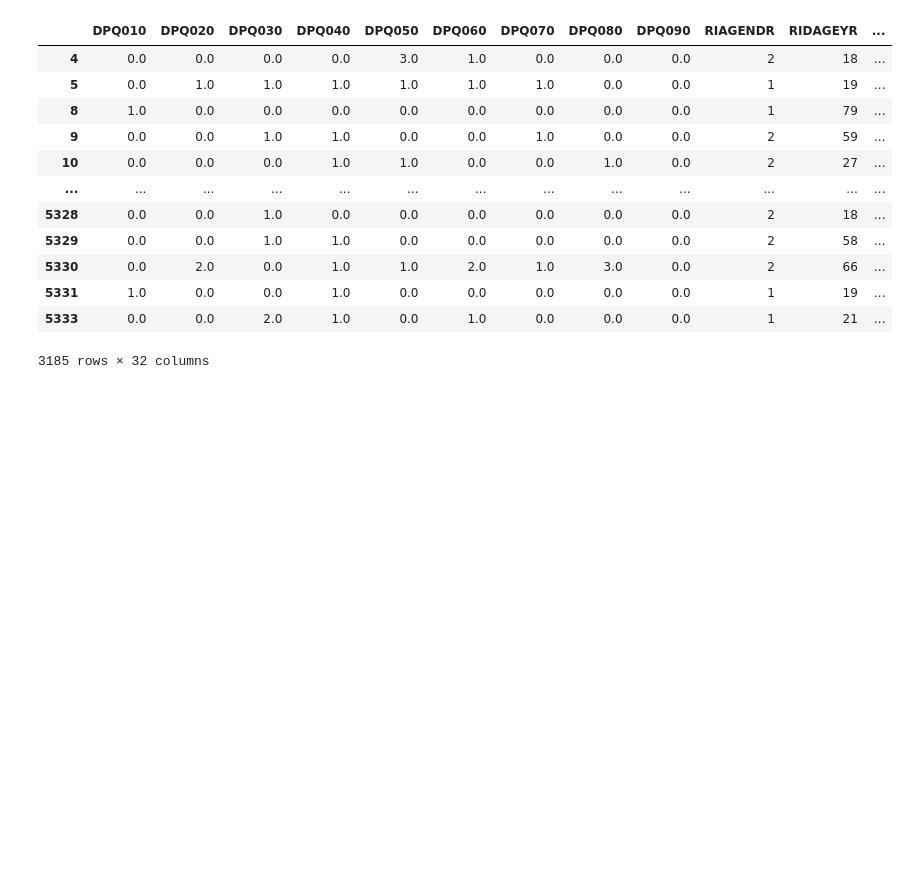
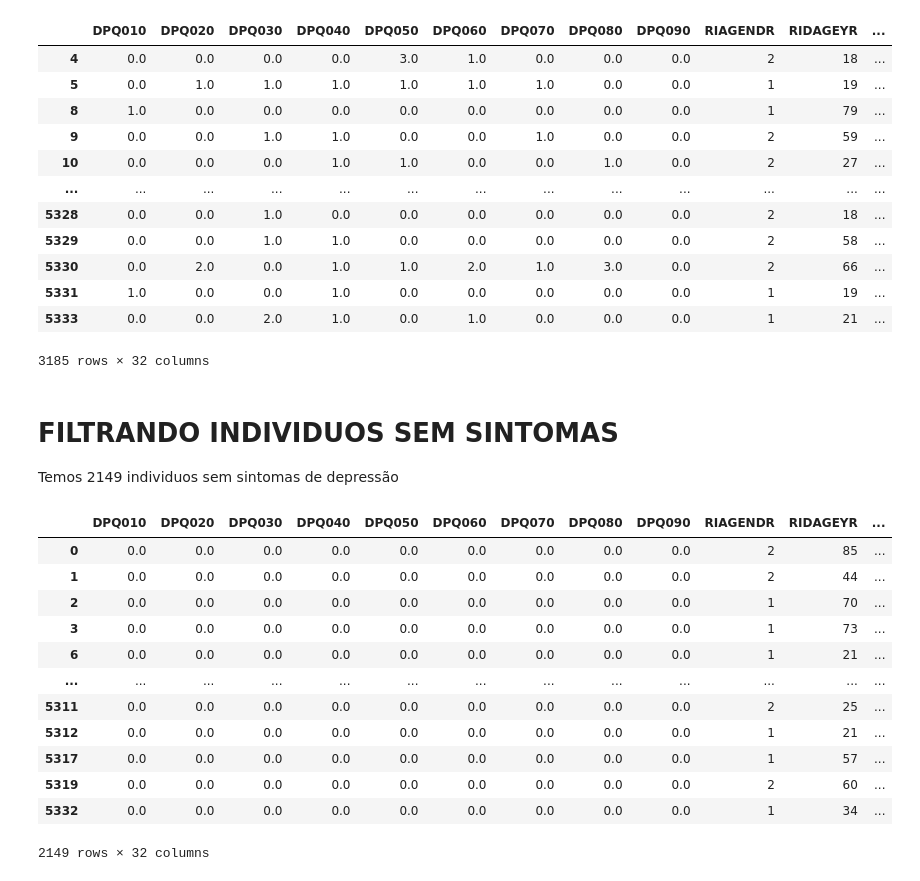
Before and after one commit to alcrepaldi/tera_inferencia, a Jupyter notebook: inferencia.ipynb, the cells around one changed output. Cells and saved outputs as stored; diff of their text form; code cells hidden in the pictures; blank space fills up the shorter version.

```diff
--- a/inferencia.ipynb
+++ b/inferencia.ipynb
@@ -128,3 +111,25 @@ perfil_com_sintomas
 | 5331 | 1.0 | 0.0 | 0.0 | 1.0 | 0.0 | 0.0 | 0.0 | 0.0 | 0.0 | 1 | 19 | ... |
 | 5333 | 0.0 | 0.0 | 2.0 | 1.0 | 0.0 | 1.0 | 0.0 | 0.0 | 0.0 | 1 | 21 | ... |
 3185 rows × 32 columns
+# %% [markdown]
+# **FILTRANDO INDIVIDUOS SEM SINTOMAS**
+
+Temos 2149 individuos sem sintomas de depressão
+# %%
+perfil_sem_sintomas = (df_merger[df_merger['phq9']== 0])
+# %%
+perfil_sem_sintomas
+# %% [output]
+|  | DPQ010 | DPQ020 | DPQ030 | DPQ040 | DPQ050 | DPQ060 | DPQ070 | DPQ080 | DPQ090 | RIAGENDR | RIDAGEYR | ... |
+| 0 | 0.0 | 0.0 | 0.0 | 0.0 | 0.0 | 0.0 | 0.0 | 0.0 | 0.0 | 2 | 85 | ... |
+| 1 | 0.0 | 0.0 | 0.0 | 0.0 | 0.0 | 0.0 | 0.0 | 0.0 | 0.0 | 2 | 44 | ... |
+| 2 | 0.0 | 0.0 | 0.0 | 0.0 | 0.0 | 0.0 | 0.0 | 0.0 | 0.0 | 1 | 70 | ... |
+| 3 | 0.0 | 0.0 | 0.0 | 0.0 | 0.0 | 0.0 | 0.0 | 0.0 | 0.0 | 1 | 73 | ... |
+| 6 | 0.0 | 0.0 | 0.0 | 0.0 | 0.0 | 0.0 | 0.0 | 0.0 | 0.0 | 1 | 21 | ... |
+| ... | ... | ... | ... | ... | ... | ... | ... | ... | ... | ... | ... | ... |
+| 5311 | 0.0 | 0.0 | 0.0 | 0.0 | 0.0 | 0.0 | 0.0 | 0.0 | 0.0 | 2 | 25 | ... |
+| 5312 | 0.0 | 0.0 | 0.0 | 0.0 | 0.0 | 0.0 | 0.0 | 0.0 | 0.0 | 1 | 21 | ... |
+| 5317 | 0.0 | 0.0 | 0.0 | 0.0 | 0.0 | 0.0 | 0.0 | 0.0 | 0.0 | 1 | 57 | ... |
+| 5319 | 0.0 | 0.0 | 0.0 | 0.0 | 0.0 | 0.0 | 0.0 | 0.0 | 0.0 | 2 | 60 | ... |
+| 5332 | 0.0 | 0.0 | 0.0 | 0.0 | 0.0 | 0.0 | 0.0 | 0.0 | 0.0 | 1 | 34 | ... |
+2149 rows × 32 columns
```
Also changed, not shown: parts of 7 cells of this notebook.
